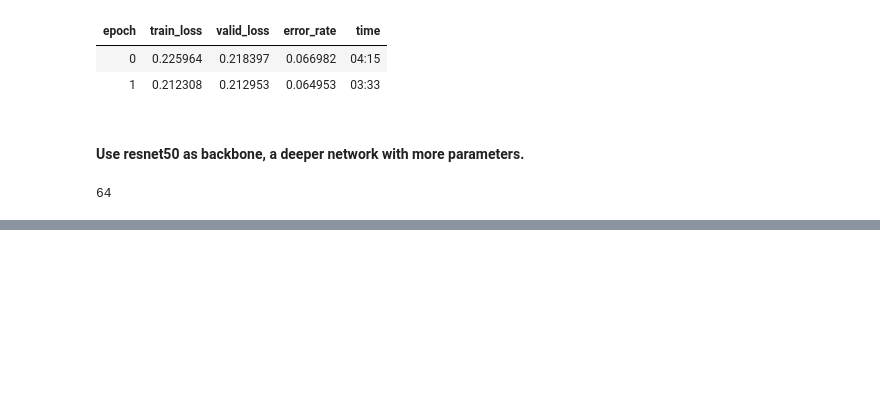
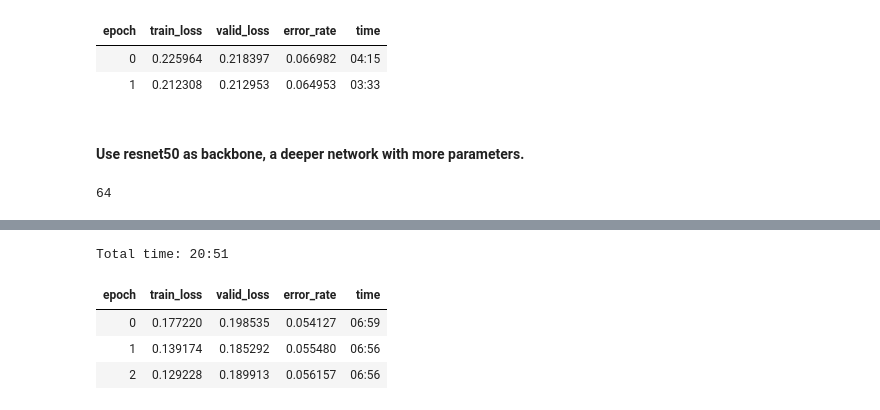
Before and after one commit to sray1/DL_experiments, a Jupyter notebook: pet_identifier.ipynb, the cells around one changed output, grey strips where cells are left out. Drawn from its saved outputs; the diff is of its cells as text; code cells hidden in the pictures; blank space fills up the shorter version.

```diff
--- a/pet_identifier.ipynb
+++ b/pet_identifier.ipynb
@@ -241,0 +286,10 @@ data = ImageDataBunch.from_name_re(path_img, fnames, pat, ds_tfms=get_transforms
+# %%
+# try finetuning
+learn.unfreeze()
+learn.fit_one_cycle(3, max_lr=slice(1e-6,1e-4))
+# %% [output]
+Total time: 20:51
+| epoch | train_loss | valid_loss | error_rate | time |
+| 0 | 0.177220 | 0.198535 | 0.054127 | 06:59 |
+| 1 | 0.139174 | 0.185292 | 0.055480 | 06:56 |
+| 2 | 0.129228 | 0.189913 | 0.056157 | 06:56 |
```
Also changed, not shown: parts of 8 cells of this notebook.
